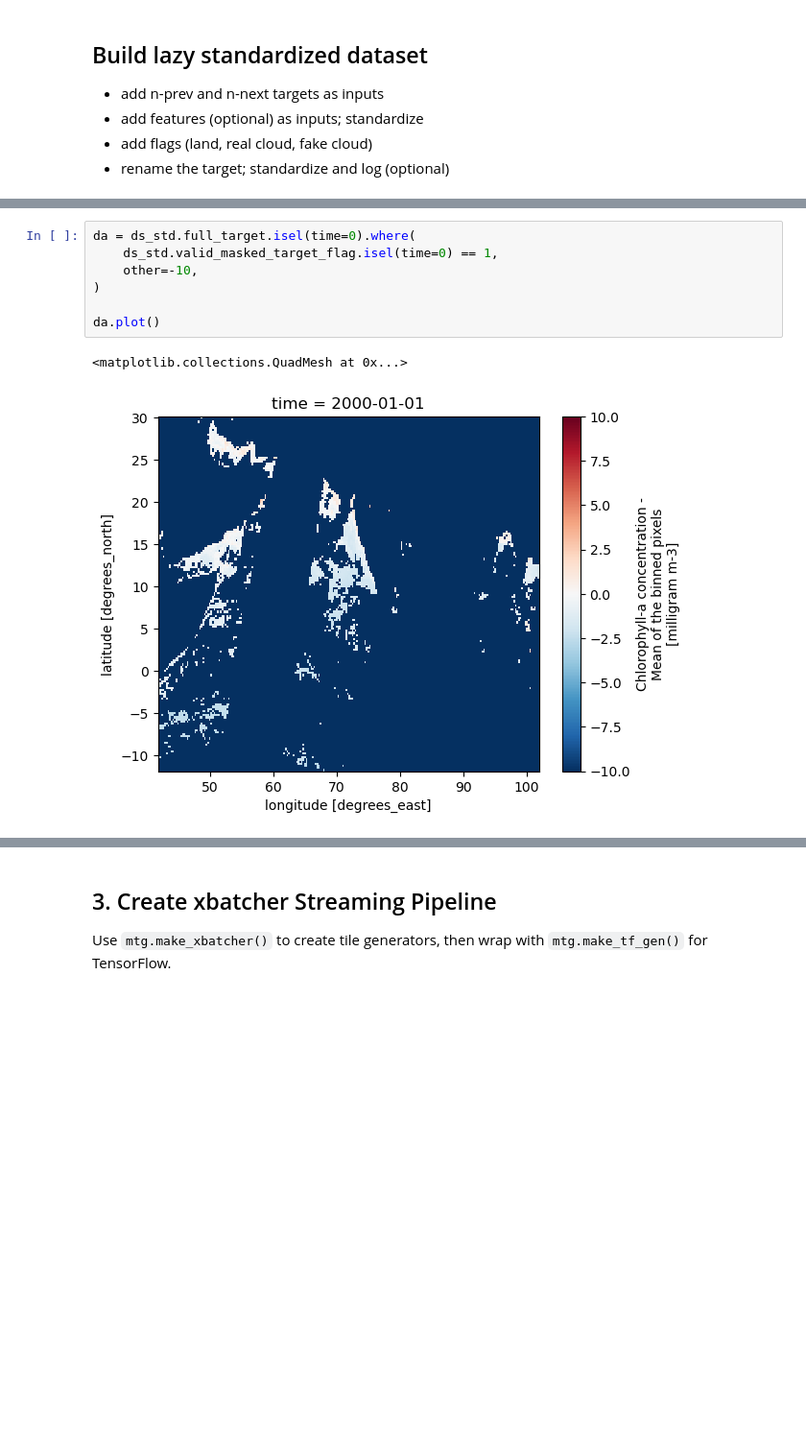
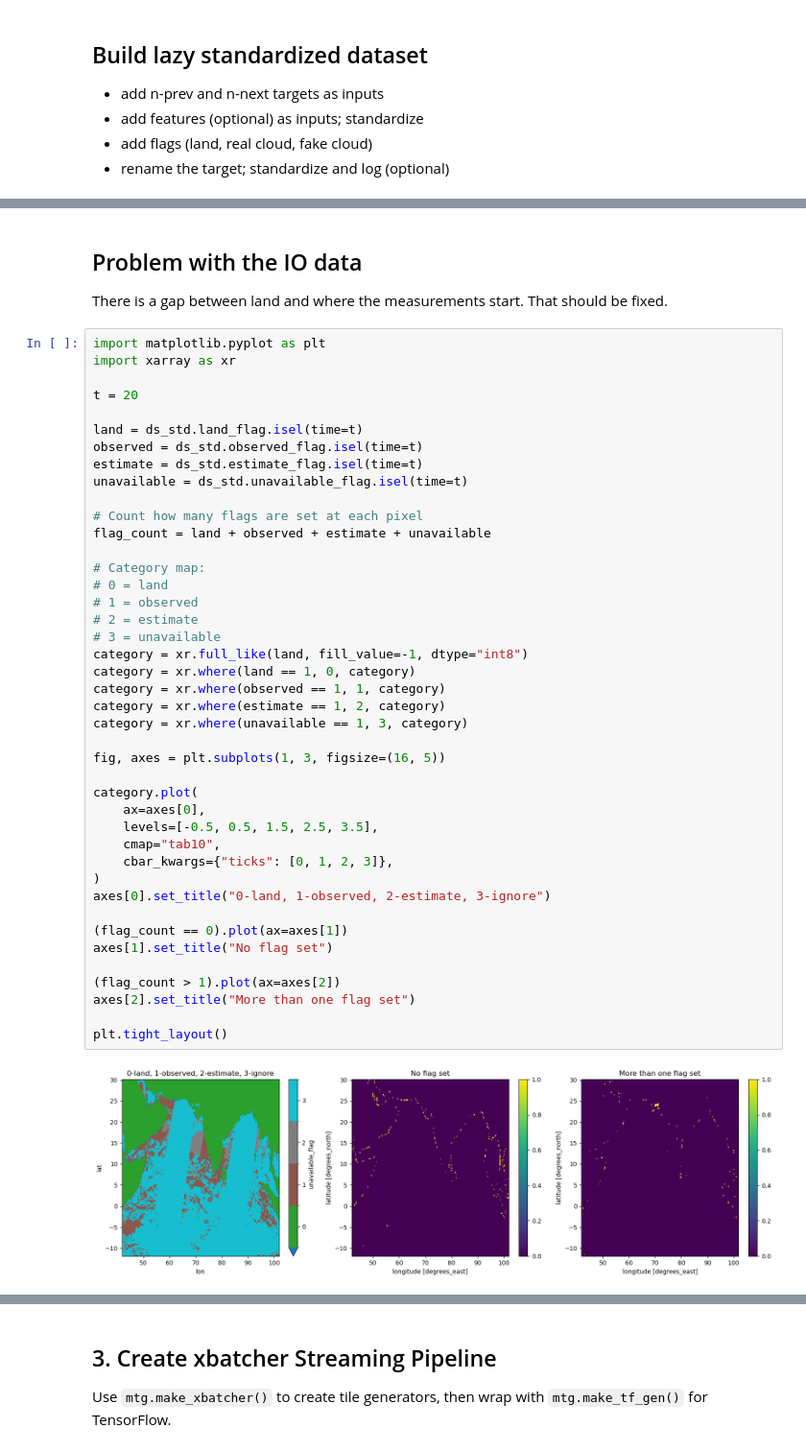
Before and after one commit to SAFS-Varanasi-Internship/mindthegap, a Jupyter notebook: book/2-U-Net_Fit_Generic.ipynb, the cells around one changed output, grey strips where cells are left out. Shown at 96% size. Cells and saved outputs as stored; diff of their text form; blank space fills up the shorter version.

Commit message:
clean up the flag naming

```diff
--- a/book/2-U-Net_Fit_Generic.ipynb
+++ b/book/2-U-Net_Fit_Generic.ipynb
@@ -320,10 +283,48 @@ mask.isel(time=0).plot()
-# %%
-da = ds_std.full_target.isel(time=0).where(
-    ds_std.valid_masked_target_flag.isel(time=0) == 1,
-    other=-10,
-)
-
-da.plot()
-# %% [output]
-<matplotlib.collections.QuadMesh at 0x...>
-[figure, removed]
+# %% [markdown]
+## Problem with the IO data
+
+There is a gap between land and where the measurements start. That should be fixed.
+# %%
+import matplotlib.pyplot as plt
+import xarray as xr
+
+t = 20
+
+land = ds_std.land_flag.isel(time=t)
+observed = ds_std.observed_flag.isel(time=t)
+estimate = ds_std.estimate_flag.isel(time=t)
+unavailable = ds_std.unavailable_flag.isel(time=t)
+
+# Count how many flags are set at each pixel
+flag_count = land + observed + estimate + unavailable
+
+# Category map:
+# 0 = land
+# 1 = observed
+# 2 = estimate
+# 3 = unavailable
+category = xr.full_like(land, fill_value=-1, dtype="int8")
+category = xr.where(land == 1, 0, category)
+category = xr.where(observed == 1, 1, category)
+category = xr.where(estimate == 1, 2, category)
+category = xr.where(unavailable == 1, 3, category)
+
+fig, axes = plt.subplots(1, 3, figsize=(16, 5))
+
+category.plot(
+    ax=axes[0],
+    levels=[-0.5, 0.5, 1.5, 2.5, 3.5],
+    cmap="tab10",
+    cbar_kwargs={"ticks": [0, 1, 2, 3]},
+)
+axes[0].set_title("0-land, 1-observed, 2-estimate, 3-ignore")
+
+(flag_count == 0).plot(ax=axes[1])
+axes[1].set_title("No flag set")
+
+(flag_count > 1).plot(ax=axes[2])
+axes[2].set_title("More than one flag set")
+
+plt.tight_layout()
+# %% [output]
+[figure, added]
```
Also changed, not shown: parts of 16 cells of this notebook, 14 other files.
